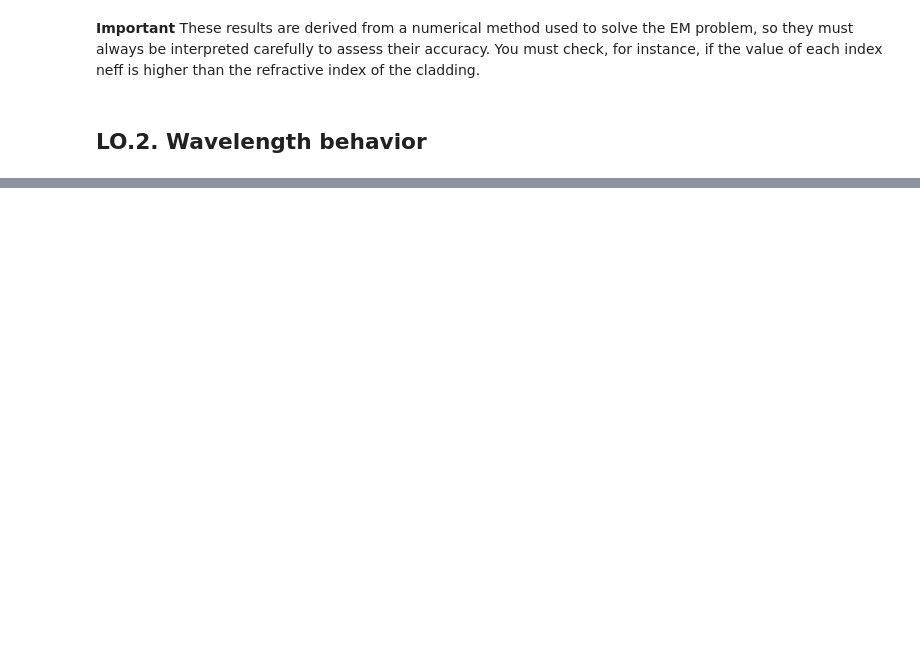
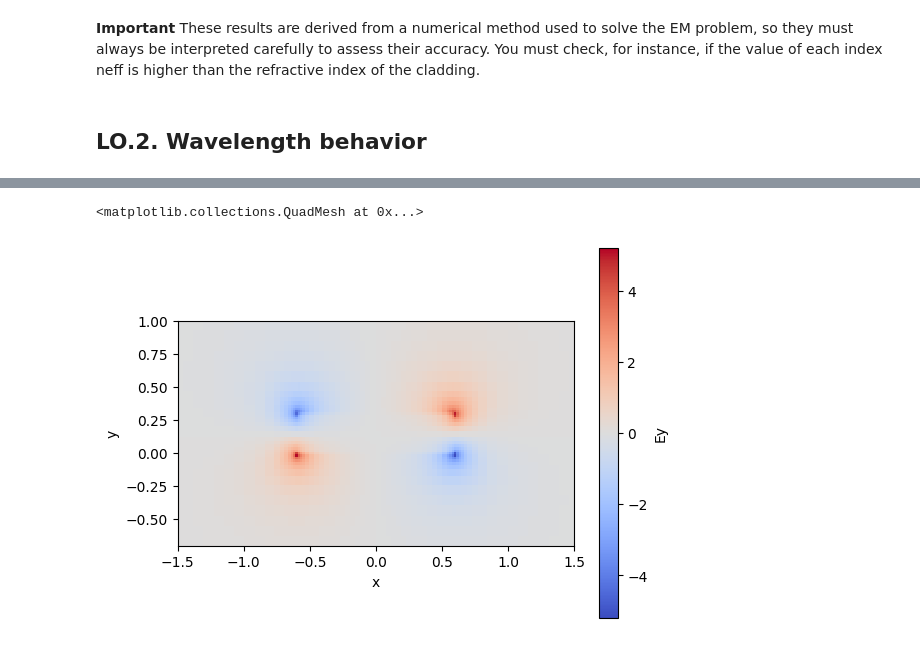
Before and after one commit to RobertoFernandezSevilla/pic-upv-lab0, a Jupyter notebook: 010_MODESOLVER_Student.ipynb, the cells around one changed output, grey strips where cells are left out. Saved outputs shown, nothing was run; the diff lists cells and outputs as text; code cells hidden in the pictures; blank space fills up the shorter version.

```diff
--- a/010_MODESOLVER_Student.ipynb
+++ b/010_MODESOLVER_Student.ipynb
@@ -177,0 +326,11 @@ plt.tight_layout(rect=[0, 0, 0.85, 1])
+# %%
+deep_waveguide.plot_field(mode_index=0 , # Mode to be plotted
+                          field_name='Ey', # Field to be plotted
+                          #como hemos visto que era muy tm vemos la component y
+                          value='real', # Real - abs - imag
+                          cmap='coolwarm', # Suggestions: Change the plot color
+                          xlim=(-1.5, 1.5), # Set the x and y limits
+                          ylim=(-0.7, 1)) #
+# %% [output]
+<matplotlib.collections.QuadMesh at 0x...>
+[figure, added]
```
Also changed, not shown: parts of 60 cells of this notebook, 4 other files.
